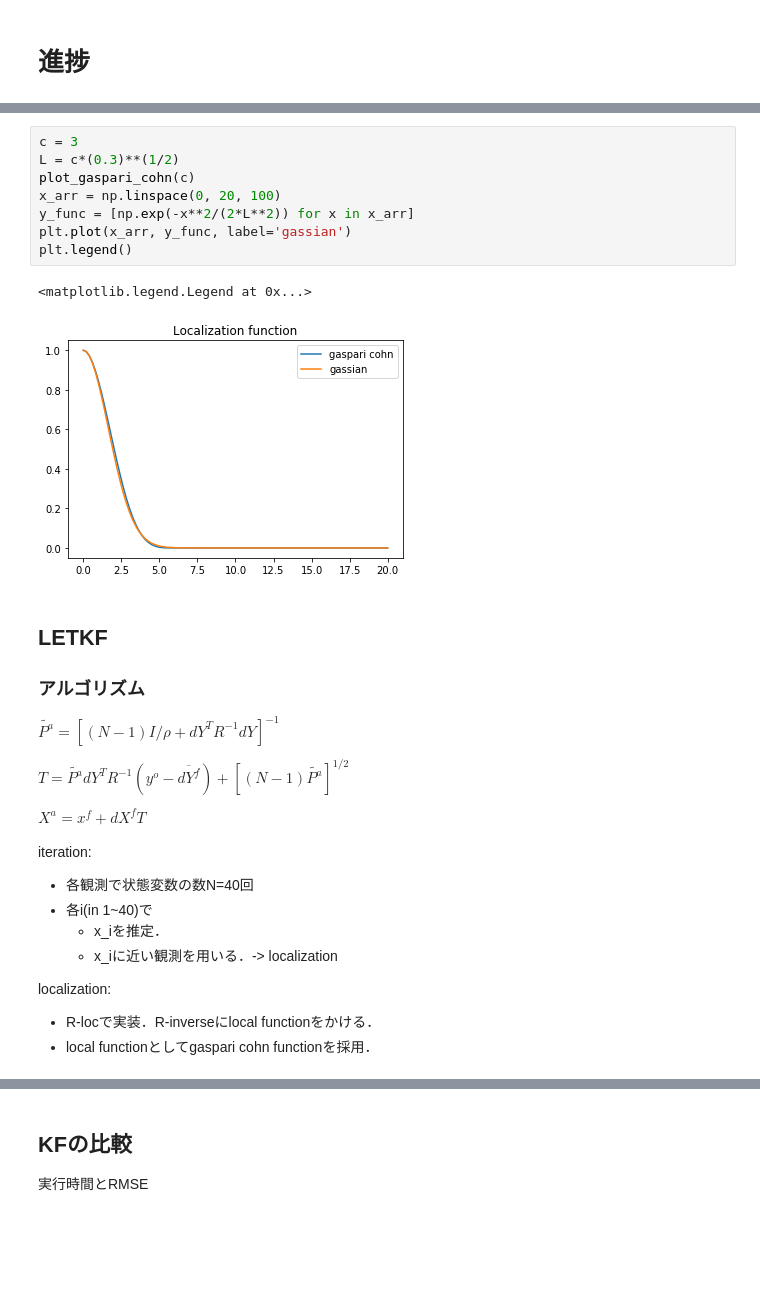
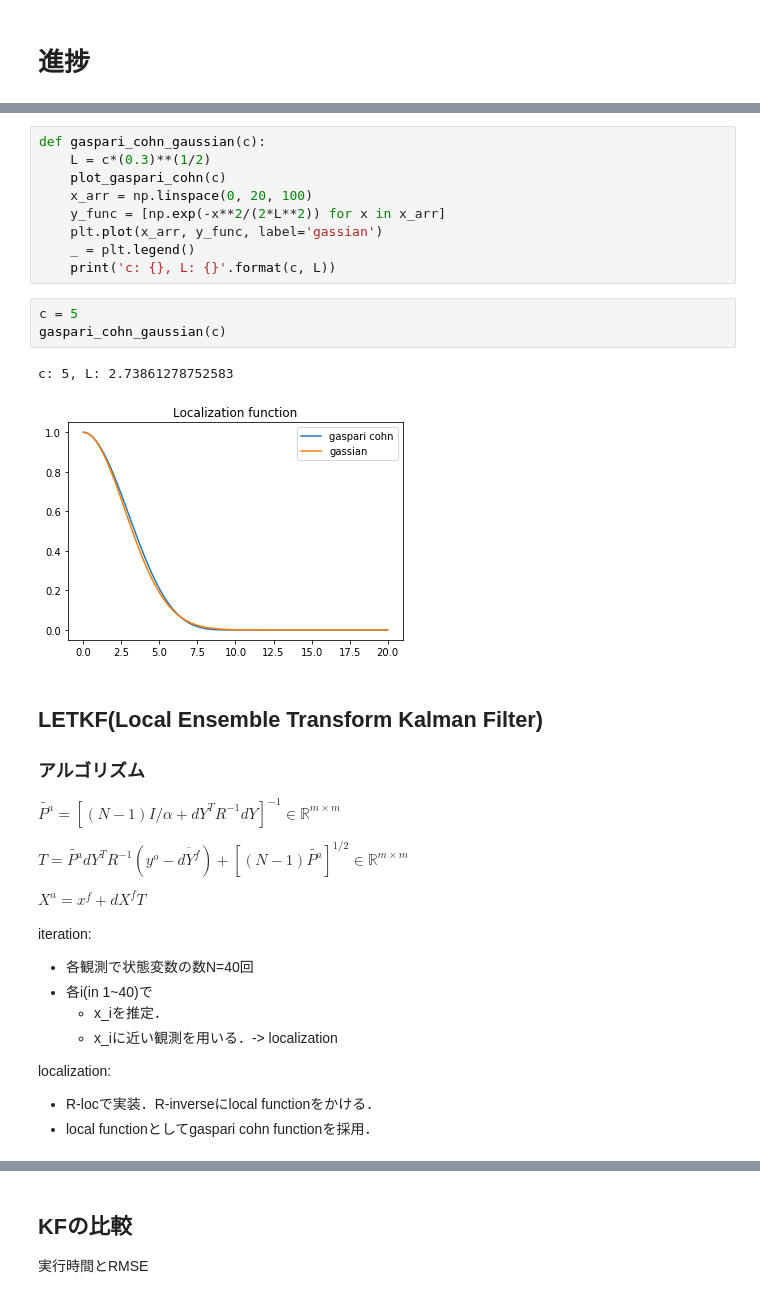
Before and after one commit to KotaTakeda/rccs_online_school, a Jupyter notebook: final_presentation.ipynb, the cells around one changed output, grey strips where cells are left out. Drawn from its saved outputs; the diff is of its cells as text; blank space fills up the shorter version.

```diff
--- a/final_presentation.ipynb
+++ b/final_presentation.ipynb
@@ -49,23 +46,27 @@ $ G_c(x, c) \leftrightarrow \exp(- \frac{x^2}{2L^2}) $
 
 ただし，$ L = c(0.3)^{1/2} $
 # %%
-c = 3
-L = c*(0.3)**(1/2)
-plot_gaspari_cohn(c)
-x_arr = np.linspace(0, 20, 100)
-y_func = [np.exp(-x**2/(2*L**2)) for x in x_arr]
-plt.plot(x_arr, y_func, label='gassian')
-plt.legend()
+def gaspari_cohn_gaussian(c):
+    L = c*(0.3)**(1/2)
+    plot_gaspari_cohn(c)
+    x_arr = np.linspace(0, 20, 100)
+    y_func = [np.exp(-x**2/(2*L**2)) for x in x_arr]
+    plt.plot(x_arr, y_func, label='gassian')
+    _ = plt.legend()
+    print('c: {}, L: {}'.format(c, L))
-# %% [output]
-<matplotlib.legend.Legend at 0x...>
-[figure, removed]
+# %%
+c = 5
+gaspari_cohn_gaussian(c)
+# %% [output]
+c: 5, L: 2.73861278752583
+[figure, added]
 # %% [markdown]
-## LETKF
+## LETKF(Local Ensemble Transform Kalman Filter)
 
 ### アルゴリズム
-$ \tilde{P^a} = [(N-1)I/\rho + dY^T R^{-1} dY]^{-1} $
+$ \tilde{P^a} = [(N-1)I/\alpha + dY^T R^{-1} dY]^{-1} \in \mathbb{R}^{m \times m}$
 
-$ T = \tilde{P^a} dY^T R^{-1}(y^o - \overline{dY^f}) + [(N-1) \tilde{P^a}]^{1/2} $
+$ T = \tilde{P^a} dY^T R^{-1}(y^o - \overline{dY^f}) + [(N-1) \tilde{P^a}]^{1/2}  \in \mathbb{R}^{m \times m}$
 
 $ X^a = x^f + dX^f T$
 
```
Also changed, not shown: parts of 15 cells of this notebook, 4 other files.
